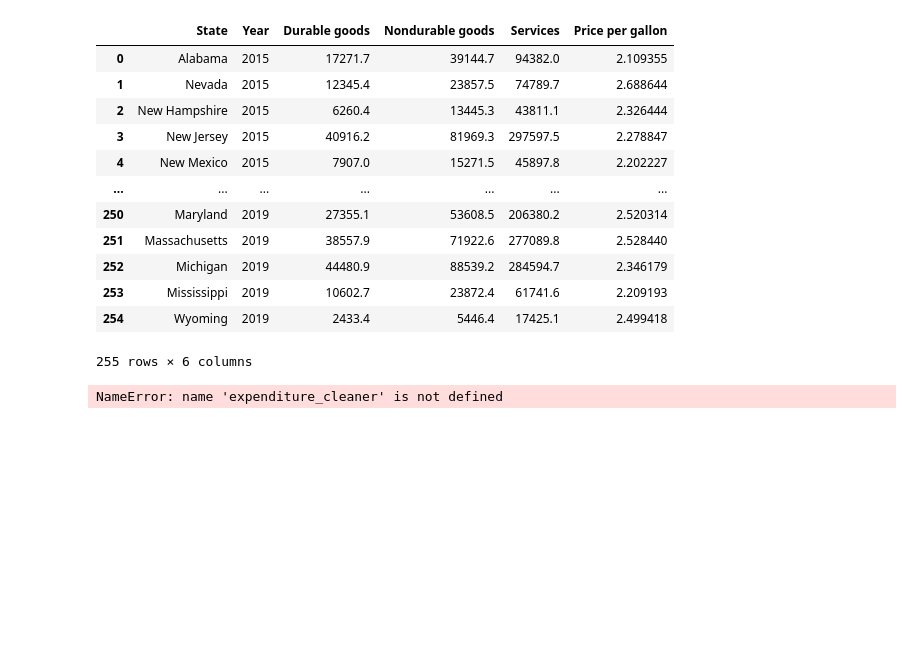
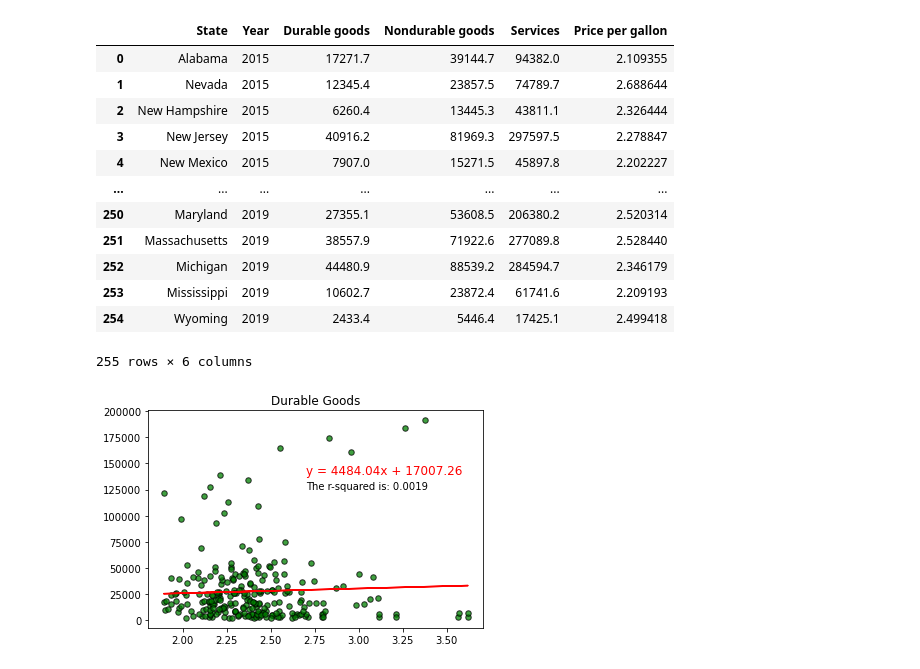
Before and after one commit to jrulloa/project-one, a Jupyter notebook: Master Notebook.ipynb, the cells around one changed output. Saved outputs shown, nothing was run; the diff lists cells and outputs as text; code cells hidden in the pictures; blank space fills up the shorter version.

Commit message:
graphs

```diff
--- a/Master Notebook.ipynb
+++ b/Master Notebook.ipynb
@@ -444,7 +448,3 @@ gas_cost_Expend_df
 | 253 | Mississippi | 2019 | 10602.7 | 23872.4 | 61741.6 | 2.209193 |
 | 254 | Wyoming | 2019 | 2433.4 | 5446.4 | 17425.1 | 2.499418 |
 255 rows × 6 columns
-# %%
-expenditure_cleaner["GeoName"].unique()
-# %% [output]
-NameError: name 'expenditure_cleaner' is not defined
@@ -457,0 +453,24 @@ expenditure_final
+# %%
+x = gas_cost_Expend_df['Price per gallon'] # Gasoline Price
+y_dg = gas_cost_Expend_df.iloc[:,2] #Durable Goods
+y_ndg = gas_cost_Expend_df.iloc[:,3] #NO Durable Goods
+y_s = gas_cost_Expend_df.iloc[:,4] # Services
+
+fignum = 1
+
+#Linear Regression Durable Goods
+(slope, intercept, rvalue, pvalue, stderr) = linregress(x,y_dg)
+r2 =(f"The r-squared is: {round(rvalue**2,4)}")
+regress_values = x * slope + intercept
+line_eq = "y = " + str(round(slope,2)) + "x + " + str(round(intercept,2))
+
+plt.scatter(x,y_dg, marker="o", facecolors="green", edgecolors="black",s=30, alpha=0.75)
+plt.title("Durable Goods")
+plt.plot(x,regress_values,"r-")
+plt.annotate(line_eq,(2.7,140000),fontsize=12,color="red")
+plt.annotate(r2,(2.7,125000),fontsize=10,color="black")
+
+plt.savefig(f"output_data/fig{fignum}.png")
+fignum = fignum + 1
+# %% [output]
+[figure, added]
```
Also changed, not shown: parts of 17 cells of this notebook, 10 other files.
